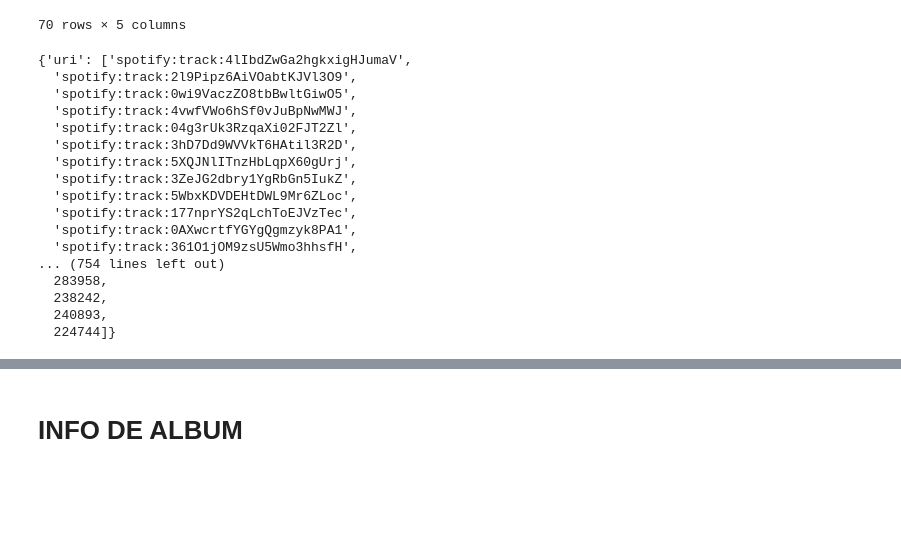
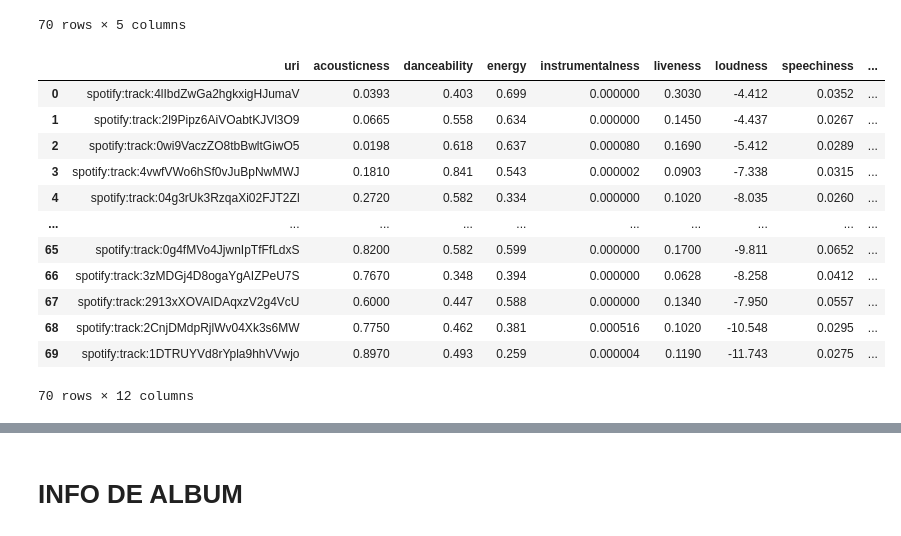
Before and after one commit to icorreald/promog-modulo4-sprint2-pairprogramming-marina_escobar-isabel_correal, a Jupyter notebook: isa_hace_cosas.ipynb, the cells around one changed output, grey strips where cells are left out. Cells and saved outputs as stored; diff of their text form; code cells hidden in the pictures; blank space fills up the shorter version.

Commit message:
update album audio data

```diff
--- a/isa_hace_cosas.ipynb
+++ b/isa_hace_cosas.ipynb
@@ -130,47 +139,47 @@ track_audio_ft = {'uri': [],
             'acousticness': [],
             'danceability': [],
             'energy': [],
             'instrumentalness': [],
             'liveness': [],
             'loudness': [],
             'speechiness': [],
             'tempo': [],
             'valence': [],
+            'popularity': [],
             'duration_ms': []
             }
 
 for uri in track_info['uri']:
     datos = sp.audio_features(uri)
     track_audio_ft['uri'].append(datos[0]['uri'])
     track_audio_ft['acousticness'].append(datos[0]['acousticness'])
     track_audio_ft['danceability'].append(datos[0]['danceability'])
     track_audio_ft['energy'].append(datos[0]['energy'])
     track_audio_ft['instrumentalness'].append(datos[0]['instrumentalness'])
     track_audio_ft['liveness'].append(datos[0]['liveness'])
     track_audio_ft['loudness'].append(datos[0]['loudness'])
     track_audio_ft['speechiness'].append(datos[0]['speechiness'])
     track_audio_ft['tempo'].append(datos[0]['tempo'])
     track_audio_ft['valence'].append(datos[0]['valence'])
     track_audio_ft['duration_ms'].append(datos[0]['duration_ms'])
 
+    track = sp.track(uri)
+    track_audio_ft['popularity'].append(track["popularity"])
+
 
 track_audio_ft_df =pd.DataFrame(track_audio_ft)
 track_audio_ft_df
 # %% [output]
+|  | uri | acousticness | danceability | energy | instrumentalness | liveness | loudness | speechiness | ... |
+| 0 | spotify:track:4lIbdZwGa2hgkxigHJumaV | 0.0393 | 0.403 | 0.699 | 0.000000 | 0.3030 | -4.412 | 0.0352 | ... |
+| 1 | spotify:track:2l9Pipz6AiVOabtKJVl3O9 | 0.0665 | 0.558 | 0.634 | 0.000000 | 0.1450 | -4.437 | 0.0267 | ... |
+| 2 | spotify:track:0wi9VaczZO8tbBwltGiwO5 | 0.0198 | 0.618 | 0.637 | 0.000080 | 0.1690 | -5.412 | 0.0289 | ... |
+| 3 | spotify:track:4vwfVWo6hSf0vJuBpNwMWJ | 0.1810 | 0.841 | 0.543 | 0.000002 | 0.0903 | -7.338 | 0.0315 | ... |
+| 4 | spotify:track:04g3rUk3RzqaXi02FJT2Zl | 0.2720 | 0.582 | 0.334 | 0.000000 | 0.1020 | -8.035 | 0.0260 | ... |
+| ... | ... | ... | ... | ... | ... | ... | ... | ... | ... |
+| 65 | spotify:track:0g4fMVo4JjwnIpTfFfLdxS | 0.8200 | 0.582 | 0.599 | 0.000000 | 0.1700 | -9.811 | 0.0652 | ... |
+| 66 | spotify:track:3zMDGj4D8ogaYgAIZPeU7S | 0.7670 | 0.348 | 0.394 | 0.000000 | 0.0628 | -8.258 | 0.0412 | ... |
+| 67 | spotify:track:2913xXOVAIDAqxzV2g4VcU | 0.6000 | 0.447 | 0.588 | 0.000000 | 0.1340 | -7.950 | 0.0557 | ... |
+| 68 | spotify:track:2CnjDMdpRjlWv04Xk3s6MW | 0.7750 | 0.462 | 0.381 | 0.000516 | 0.1020 | -10.548 | 0.0295 | ... |
+| 69 | spotify:track:1DTRUYVd8rYpla9hhVVwjo | 0.8970 | 0.493 | 0.259 | 0.000004 | 0.1190 | -11.743 | 0.0275 | ... |
-{'uri': ['spotify:track:4lIbdZwGa2hgkxigHJumaV',
-  'spotify:track:2l9Pipz6AiVOabtKJVl3O9',
-  'spotify:track:0wi9VaczZO8tbBwltGiwO5',
-  'spotify:track:4vwfVWo6hSf0vJuBpNwMWJ',
-  'spotify:track:04g3rUk3RzqaXi02FJT2Zl',
-  'spotify:track:3hD7Dd9WVVkT6HAtil3R2D',
-  'spotify:track:5XQJNlITnzHbLqpX60gUrj',
-  'spotify:track:3ZeJG2dbry1YgRbGn5IukZ',
-  'spotify:track:5WbxKDVDEHtDWL9Mr6ZLoc',
-  'spotify:track:177nprYS2qLchToEJVzTec',
-  'spotify:track:0AXwcrtfYGYgQgmzyk8PA1',
-  'spotify:track:361O1jOM9zsU5Wmo3hhsfH',
-... (754 lines left out)
-  283958,
-  238242,
-  240893,
-  224744]}
+70 rows × 12 columns
```
Also changed, not shown: parts of 3 cells of this notebook, 2 other files.
